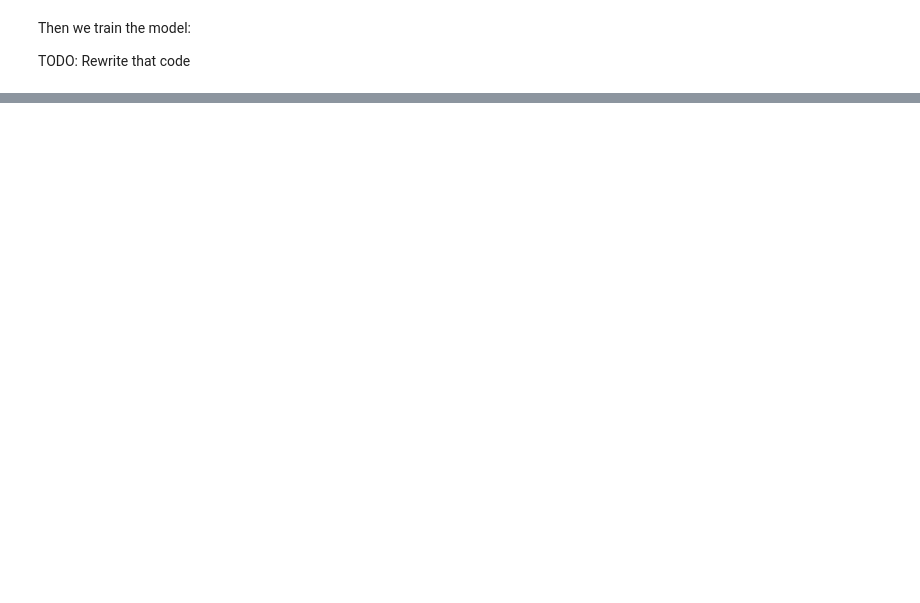
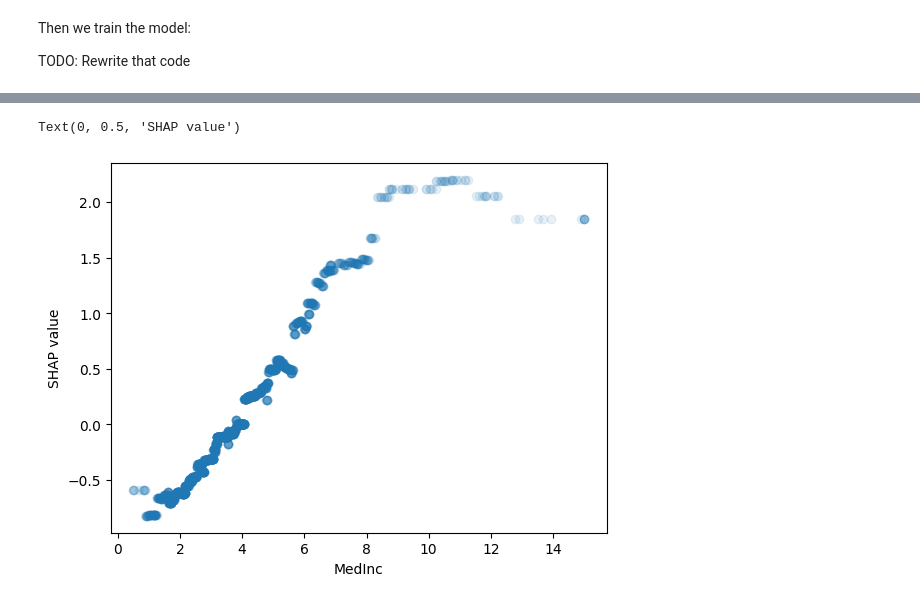
Before and after one commit to christophM/shap-book, a Jupyter notebook: manuscript/interpretation.ipynb, the cells around one changed output, grey strips where cells are left out. Drawn from its saved outputs; the diff is of its cells as text; code cells hidden in the pictures; blank space fills up the shorter version.

```diff
--- a/manuscript/interpretation.ipynb
+++ b/manuscript/interpretation.ipynb
@@ -129,0 +194,8 @@ fig,ax = shap.partial_dependence_plot(
+# %%
+# plot SHAP values against feature values
+plt.scatter(X[feature_name], shap_values_ebm.values[:, feature_idx], alpha=0.1)
+plt.xlabel(feature_name)
+plt.ylabel('SHAP value')
+# %% [output]
+Text(0, 0.5, 'SHAP value')
+[figure, added]
```
Also changed, not shown: parts of 38 cells of this notebook, 6 other files.
